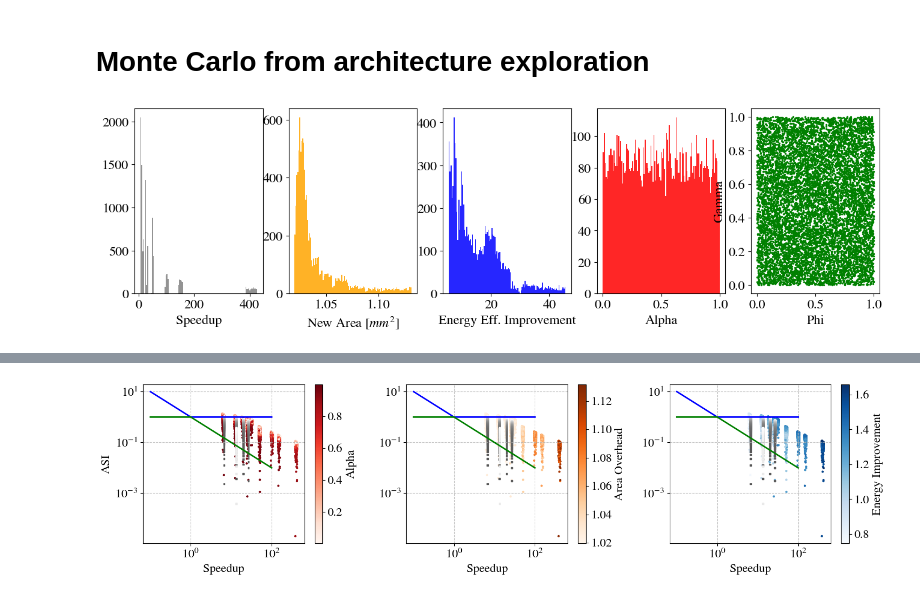
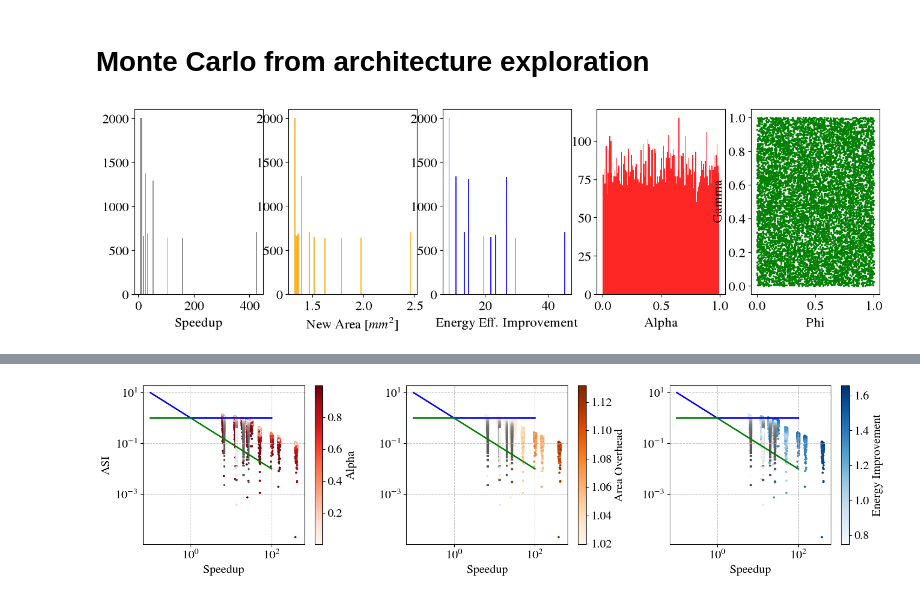
Before and after one commit to PolMaistriaux/IoT_Node_Modeling, a Jupyter notebook: Test_new_applications/Notebook_ASI_Framework.ipynb, the cells around one changed output, grey strips where cells are left out. Saved outputs shown, nothing was run; the diff lists cells and outputs as text; code cells hidden in the pictures.

```diff
--- a/Test_new_applications/Notebook_ASI_Framework.ipynb
+++ b/Test_new_applications/Notebook_ASI_Framework.ipynb
@@ -855,7 +702,7 @@ fig.tight_layout()
 # %%
 N = 10000
 
-mc_baseline_area = 10
+mc_baseline_area = 0.6
 
 mc_Mem_type  = np.array([1]) # 0: 1xSP SRAM,   1: 2xSP SRAM, 2: 2xHalf-size SP SRAM,  3: 1xDP SRAM
 mc_nMem_type = len(mc_Mem_type)
@@ -873,19 +720,19 @@ mc_energy_ratio      = theor_energy_ratio  [mc_strat,mc_arch,mc_mem_idx]
 mc_speedup_ratio     = theor_speedup_ratio [mc_strat,mc_arch,mc_mem_idx]
 
 # Impairment to speedup
-mc_speedup_factor = rng.uniform(low=0.9, high=1, size=N)
+mc_speedup_factor = rng.uniform(low=0.9, high=1, size=N) *0 +1
 mc_speedup_ratio  = mc_speedup_ratio*mc_speedup_factor
 
 
 # Impairment to energy
-mc_energy_factor = rng.uniform(low=1, high=1.5, size=N)
+mc_energy_factor = rng.uniform(low=1, high=1.5, size=N) *0 +1
 mc_energy_ratio  = mc_energy_ratio*mc_energy_factor
 
 
 mc_power_ratio = (mc_energy_ratio) * mc_speedup_ratio
 
 # Impairment to area
-mc_area_factor = rng.uniform(low=1, high=1.5, size=N)
+mc_area_factor = rng.uniform(low=1, high=1.5, size=N) *0 +1
 mc_area_ratio  = ((mc_area_overhead*mc_area_factor)+mc_baseline_area)/mc_baseline_area
 
 
@@ -899,37 +746,37 @@ covariance_matrix = [
     [target_cor, 1]
 ]
 # 2. Generate correlated multivariate normal variables
 gaussian_samples = rng.multivariate_normal(means, covariance_matrix, size=N)
 # 3. Transform the normal variables to uniform variables using the standard normal CDF
 uniform_samples = norm.cdf(gaussian_samples)
 
-mc_phi   = uniform_samples[:,0]
-mc_gamma = uniform_samples[:,1]
+mc_phiE   = uniform_samples[:,0] * 1+0
+mc_phiA   = uniform_samples[:,1] * 1+0
 # ----------------------------------------------------------------------
 # 3. XASI METRIC
 # ----------------------------------------------------------------------
 #mc_asi_res     = asi_function(alpha=mc_alpha, area_ratio=mc_area_ratio, power_ratio=mc_power_ratio,print=False)
 mc_asi_res     = (1- (mc_alpha * mc_area_ratio))/( (1 - mc_alpha) * mc_power_ratio)
-#mc_asi_res     = (1- ((1-mc_gamma)*mc_alpha + (1-mc_phi)*(1-mc_alpha) +(mc_gamma* mc_alpha * mc_area_ratio)  ) ) / ( (mc_phi) * (1 - mc_alpha) * mc_power_ratio)
-mc_ncf_fw_res  = (((1-mc_gamma) + mc_gamma*mc_area_ratio) * (mc_alpha)) +  (((1-mc_phi) + mc_phi*mc_energy_ratio )   * (1-mc_alpha))
-mc_ncf_ft_res  = (((1-mc_gamma) + mc_gamma*mc_area_ratio) * (mc_alpha)) +  (((1-mc_phi) + mc_phi*mc_power_ratio  )   * (1-mc_alpha))
+mc_asi_res    = (1- ((1-mc_phiA)*mc_alpha + (1-mc_phiE)*(1-mc_alpha) +(mc_phiA* mc_alpha * mc_area_ratio)  ) ) / ( (mc_phiE) * (1 - mc_alpha) * mc_power_ratio)
+mc_ncf_fw_res  = (((1-mc_phiA) + mc_phiA*mc_area_ratio) * (mc_alpha)) +  (((1-mc_phiE) + mc_phiE*mc_energy_ratio )   * (1-mc_alpha))
+mc_ncf_ft_res  = (((1-mc_phiA) + mc_phiA*mc_area_ratio) * (mc_alpha)) +  (((1-mc_phiE) + mc_phiE*mc_power_ratio  )   * (1-mc_alpha))
 
 
 
 fig, ax = plt.subplots(1,5, figsize=(16,4))
 
 ax[0].hist(mc_speedup_ratio, bins=120, color='Gray', alpha=0.85, edgecolor='none')
 ax[0].set_xlabel('Speedup')
 ax[1].hist(mc_area_ratio, bins=120, color='Orange', alpha=0.85, edgecolor='none')
 ax[1].set_xlabel('New Area [$mm^2$]')
 ax[2].hist(1/mc_energy_ratio, bins=120, color='Blue', alpha=0.85, edgecolor='none')
 ax[2].set_xlabel('Energy Eff. Improvement')
 ax[3].hist(mc_alpha, bins=120, color='Red', alpha=0.85, edgecolor='none')
 ax[3].set_xlabel('Alpha')
-ax[4].scatter(mc_phi, mc_gamma, color='Green',s=2)
+ax[4].scatter(mc_phiE, mc_phiA, color='Green',s=2)
 ax[4].set_xlabel('Phi')
 ax[4].set_ylabel('Gamma')
 
 plt.show()
 # %% [output]
-[figure, old version]
+[figure, new version]
```
Also changed, not shown: parts of 24 cells of this notebook, 2 other files.
